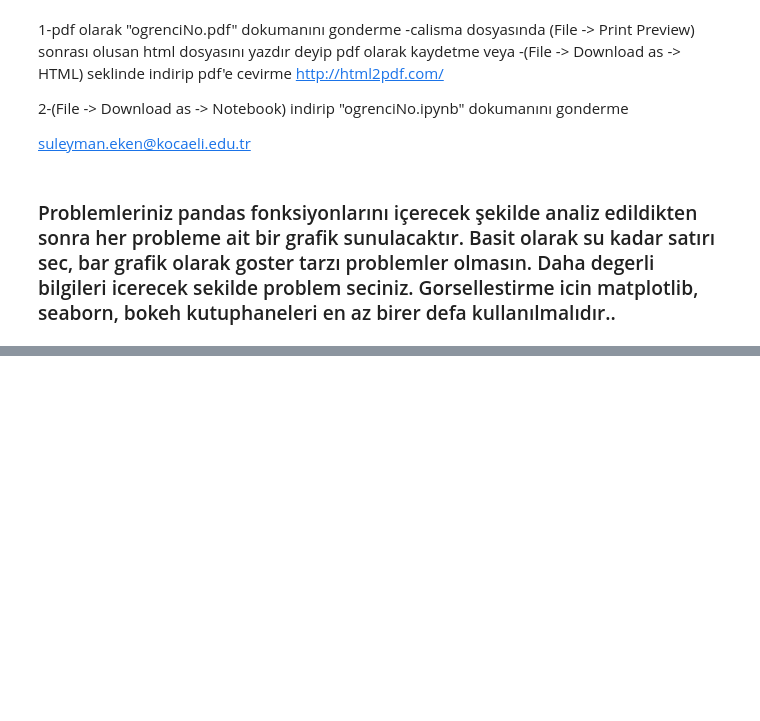
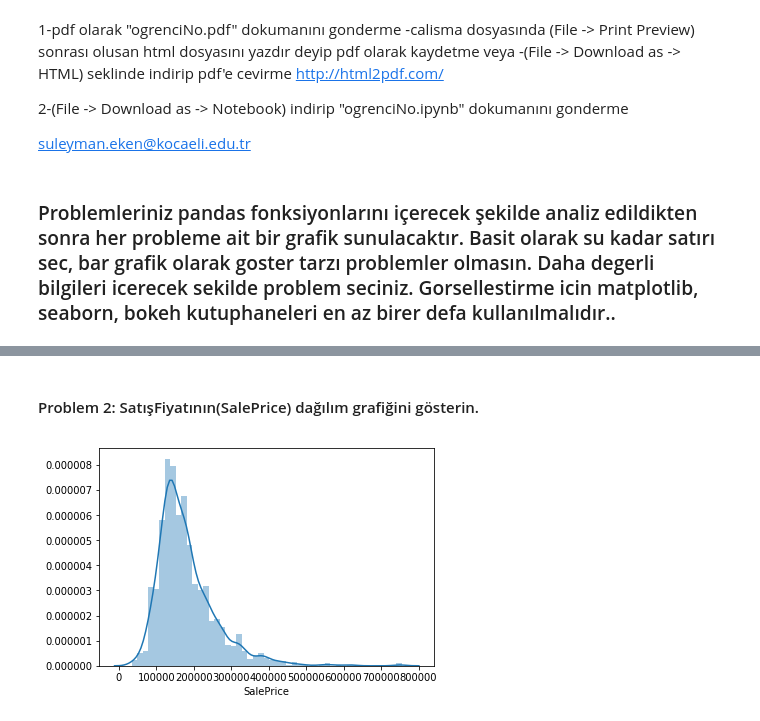
Before and after one commit to snnclsr/buyuk_veri_analizi, a Jupyter notebook: kesif_aktivitesi_4/Kesif_Aktivitesi4.ipynb, the cells around one changed output, grey strips where cells are left out. Saved outputs shown, nothing was run; the diff lists cells and outputs as text; code cells hidden in the pictures; blank space fills up the shorter version.

```diff
--- a/kesif_aktivitesi_4/Kesif_Aktivitesi4.ipynb
+++ b/kesif_aktivitesi_4/Kesif_Aktivitesi4.ipynb
@@ -53,0 +38,2 @@ suleyman.eken@kocaeli.edu.tr
+# %%
+df = pd.read_csv("house-prices-advanced-regression-techniques/train.csv")
@@ -53,0 +106,6 @@ suleyman.eken@kocaeli.edu.tr
+# %% [markdown]
+#### Problem 2: SatışFiyatının(SalePrice) dağılım grafiğini gösterin.
+# %%
+sns.distplot(df.SalePrice);
+# %% [output]
+[figure, added]
```
Also changed, not shown: parts of 44 cells of this notebook, 4 other files.
